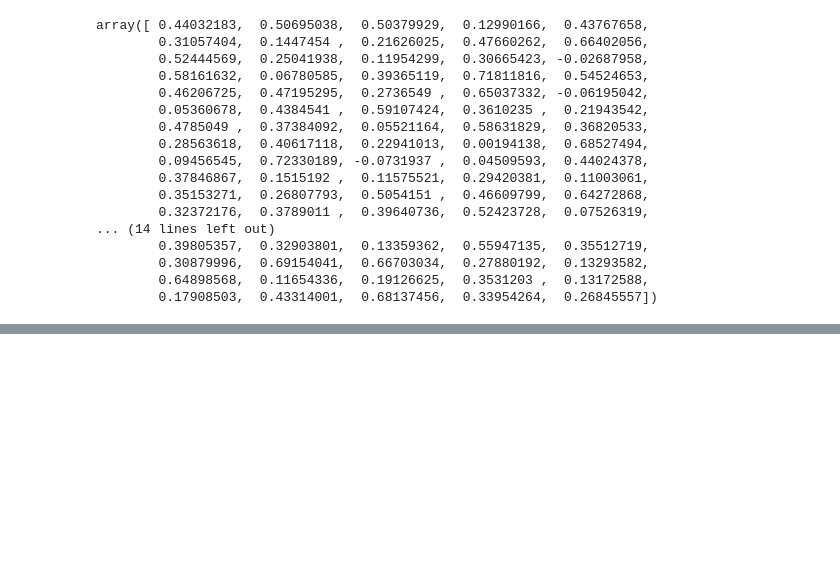
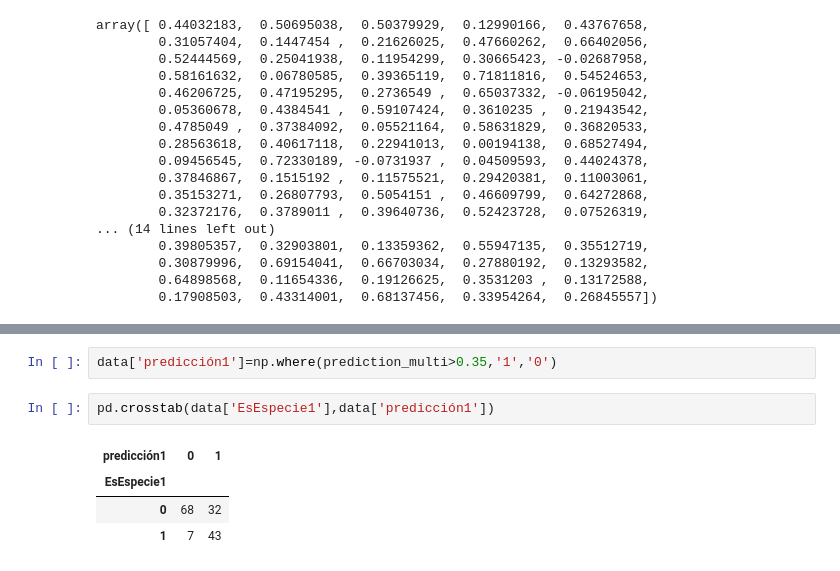
Before and after one commit to jazaineam1/Andes_ADDBD, a Jupyter notebook: Sesion12/Clase_12_Introducción_al_ML_Modelo_Lineal.ipynb, the cells around one changed output, grey strips where cells are left out. Drawn from its saved outputs; the diff is of its cells as text; blank space fills up the shorter version.

```diff
--- a/Sesion12/Clase_12_Introducción_al_ML_Modelo_Lineal.ipynb
+++ b/Sesion12/Clase_12_Introducción_al_ML_Modelo_Lineal.ipynb
@@ -193,0 +227,9 @@ Text(0.5, 1.0, 'Valor predicho vs valor observado')
+# %%
+data['predicción1']=np.where(prediction_multi>0.35,'1','0')
+# %%
+pd.crosstab(data['EsEspecie1'],data['predicción1'])
+# %% [output]
+| predicción1 | 0 | 1 |
+| EsEspecie1 |  |  |
+| 0 | 68 | 32 |
+| 1 | 7 | 43 |
```
Also changed, not shown: parts of 5 cells of this notebook.
